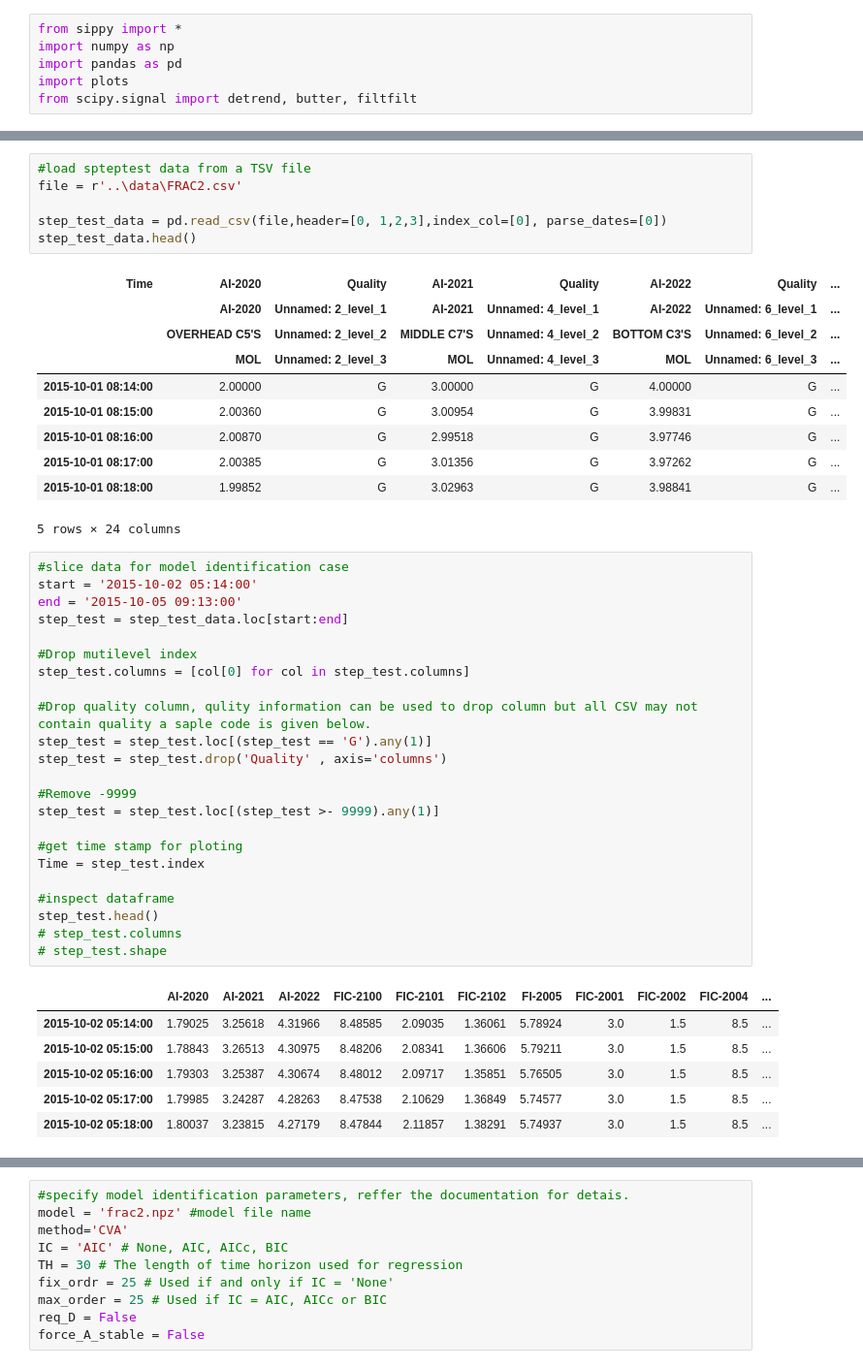
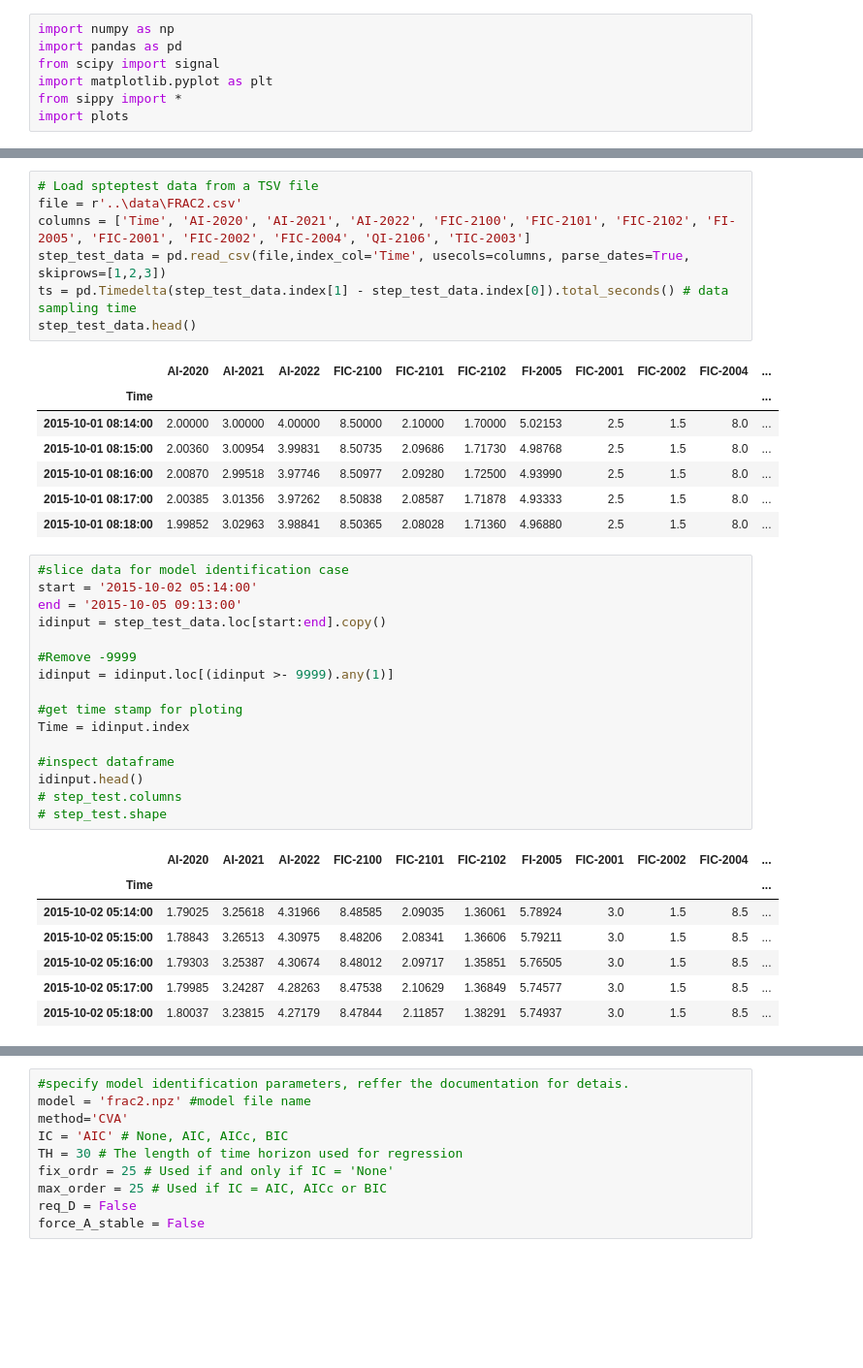
Before and after one commit to Robbie1/sysid, a Jupyter notebook: notebooks/model_id_democol.ipynb, the cells around one changed output, grey strips where cells are left out. Shown: that part at 97% size. Drawn from its saved outputs; the diff is of its cells as text; blank space fills up the shorter version.

```diff
--- a/notebooks/model_id_democol.ipynb
+++ b/notebooks/model_id_democol.ipynb
@@ -1,9 +1,10 @@
-# %%
-from sippy import *
-import numpy as np
-import pandas as pd
-import plots
-from scipy.signal import detrend, butter, filtfilt
+# %%
+import numpy as np
+import pandas as pd
+from scipy import signal
+import matplotlib.pyplot as plt
+from sippy import *
+import plots
 # %% [markdown]
 ## <div align="center">Fractionator example</div>
 <img src="frac.jpg">
@@ -20,47 +21,39 @@ Increasing the feed temperature also affects the mass balance in the fractionato
 **Mid Reflux (FIC-2004)**
 Increasing the mid reflux (FIC-2004) will also affect both top and bottoms product flow:
 # %%
-#load spteptest data from a TSV file
+# Load spteptest data from a TSV file
 file = r'..\data\FRAC2.csv'
-
-step_test_data = pd.read_csv(file,header=[0, 1,2,3],index_col=[0], parse_dates=[0])
+columns = ['Time', 'AI-2020', 'AI-2021', 'AI-2022', 'FIC-2100', 'FIC-2101', 'FIC-2102', 'FI-2005', 'FIC-2001', 'FIC-2002', 'FIC-2004', 'QI-2106', 'TIC-2003']
+step_test_data = pd.read_csv(file,index_col='Time', usecols=columns, parse_dates=True, skiprows=[1,2,3])
+ts = pd.Timedelta(step_test_data.index[1] - step_test_data.index[0]).total_seconds() # data sampling time
 step_test_data.head()
 # %% [output]
-| Time | AI-2020 | Quality | AI-2021 | Quality | AI-2022 | Quality | ... |
-|  | AI-2020 | Unnamed: 2_level_1 | AI-2021 | Unnamed: 4_level_1 | AI-2022 | Unnamed: 6_level_1 | ... |
-|  | OVERHEAD C5'S | Unnamed: 2_level_2 | MIDDLE C7'S | Unnamed: 4_level_2 | BOTTOM C3'S | Unnamed: 6_level_2 | ... |
-|  | MOL | Unnamed: 2_level_3 | MOL | Unnamed: 4_level_3 | MOL | Unnamed: 6_level_3 | ... |
-| 2015-10-01 08:14:00 | 2.00000 | G | 3.00000 | G | 4.00000 | G | ... |
-| 2015-10-01 08:15:00 | 2.00360 | G | 3.00954 | G | 3.99831 | G | ... |
-| 2015-10-01 08:16:00 | 2.00870 | G | 2.99518 | G | 3.97746 | G | ... |
-| 2015-10-01 08:17:00 | 2.00385 | G | 3.01356 | G | 3.97262 | G | ... |
-| 2015-10-01 08:18:00 | 1.99852 | G | 3.02963 | G | 3.98841 | G | ... |
+|  | AI-2020 | AI-2021 | AI-2022 | FIC-2100 | FIC-2101 | FIC-2102 | FI-2005 | FIC-2001 | FIC-2002 | FIC-2004 | ... |
+| Time |  |  |  |  |  |  |  |  |  |  | ... |
+| 2015-10-01 08:14:00 | 2.00000 | 3.00000 | 4.00000 | 8.50000 | 2.10000 | 1.70000 | 5.02153 | 2.5 | 1.5 | 8.0 | ... |
+| 2015-10-01 08:15:00 | 2.00360 | 3.00954 | 3.99831 | 8.50735 | 2.09686 | 1.71730 | 4.98768 | 2.5 | 1.5 | 8.0 | ... |
+| 2015-10-01 08:16:00 | 2.00870 | 2.99518 | 3.97746 | 8.50977 | 2.09280 | 1.72500 | 4.93990 | 2.5 | 1.5 | 8.0 | ... |
+| 2015-10-01 08:17:00 | 2.00385 | 3.01356 | 3.97262 | 8.50838 | 2.08587 | 1.71878 | 4.93333 | 2.5 | 1.5 | 8.0 | ... |
+| 2015-10-01 08:18:00 | 1.99852 | 3.02963 | 3.98841 | 8.50365 | 2.08028 | 1.71360 | 4.96880 | 2.5 | 1.5 | 8.0 | ... |
-5 rows × 24 columns
 # %%
 #slice data for model identification case
 start = '2015-10-02 05:14:00'
 end = '2015-10-05 09:13:00'
-step_test = step_test_data.loc[start:end]
-
-#Drop mutilevel index
-step_test.columns = [col[0] for col in step_test.columns]
-
-#Drop quality column, qulity information can be used to drop column but all CSV may not contain quality a saple code is given below.
-step_test = step_test.loc[(step_test == 'G').any(1)]
-step_test = step_test.drop('Quality' , axis='columns')
+idinput = step_test_data.loc[start:end].copy()
 
 #Remove -9999
-step_test = step_test.loc[(step_test >- 9999).any(1)]
+idinput = idinput.loc[(idinput >- 9999).any(1)]
 
 #get time stamp for ploting
-Time = step_test.index
+Time = idinput.index
 
 #inspect dataframe
-step_test.head()
+idinput.head()
 # step_test.columns
 # step_test.shape
 # %% [output]
 |  | AI-2020 | AI-2021 | AI-2022 | FIC-2100 | FIC-2101 | FIC-2102 | FI-2005 | FIC-2001 | FIC-2002 | FIC-2004 | ... |
+| Time |  |  |  |  |  |  |  |  |  |  | ... |
 | 2015-10-02 05:14:00 | 1.79025 | 3.25618 | 4.31966 | 8.48585 | 2.09035 | 1.36061 | 5.78924 | 3.0 | 1.5 | 8.5 | ... |
 | 2015-10-02 05:15:00 | 1.78843 | 3.26513 | 4.30975 | 8.48206 | 2.08341 | 1.36606 | 5.79211 | 3.0 | 1.5 | 8.5 | ... |
 | 2015-10-02 05:16:00 | 1.79303 | 3.25387 | 4.30674 | 8.48012 | 2.09717 | 1.35851 | 5.76505 | 3.0 | 1.5 | 8.5 | ... |
```
Also changed, not shown: parts of 8 cells of this notebook, 1 other file.
